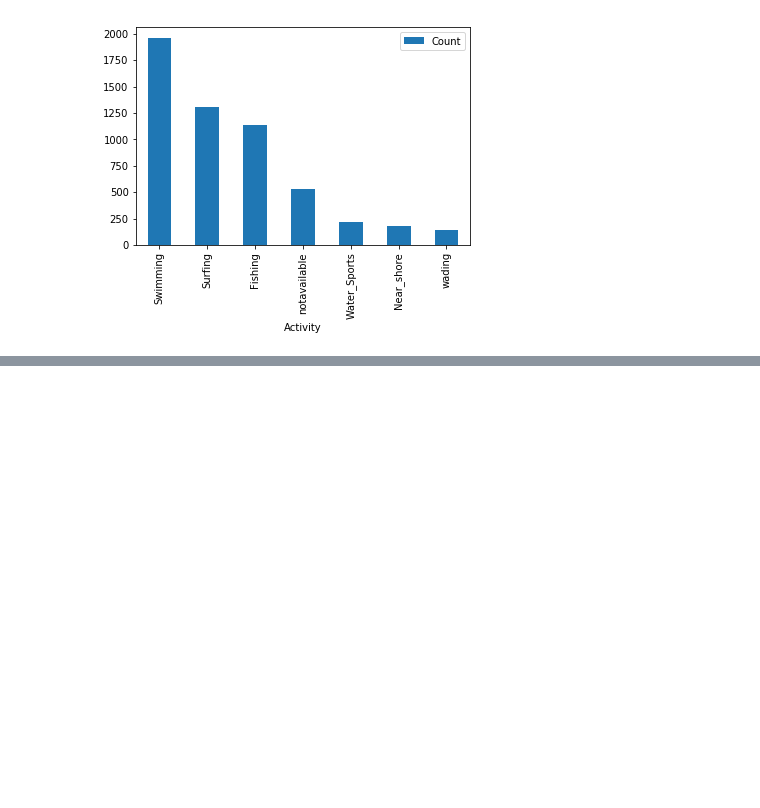
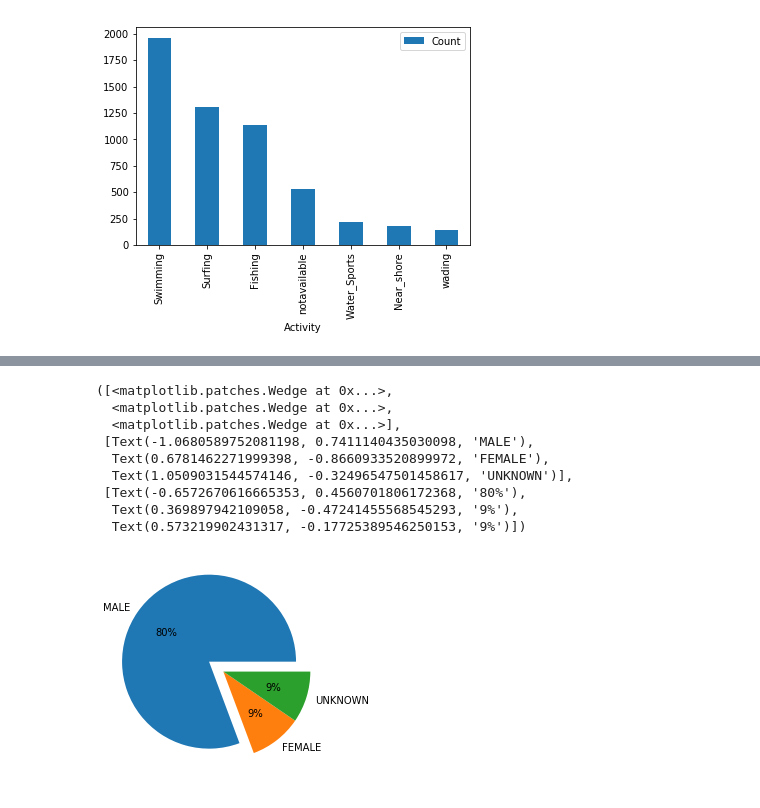
Before and after one commit to E2811/Shark-attack-Data-Visualization, a Jupyter notebook: Shark-Attack.ipynb, the cells around one changed output, grey strips where cells are left out. Saved outputs shown, nothing was run; the diff lists cells and outputs as text; code cells hidden in the pictures; blank space fills up the shorter version.

```diff
--- a/Shark-Attack.ipynb
+++ b/Shark-Attack.ipynb
@@ -234,0 +229,25 @@ shark_df
+# %%
+################## SEX ###############  Same procedure as before
+shark_df = shark_df.rename(columns = {"Sex ":"Sex"})
+shark_df.Sex = shark_df.Sex.fillna("UNKNOWN")
+def SearchSex(arr):
+    if arr == 'M' :
+        return "Male"
+    elif arr == 'F' :
+        return "Female"
+option = {}
+option['MALE'] = sum(shark_df['Sex'].apply(SearchSex)=="Male")
+option['FEMALE'] = sum(shark_df['Sex'].apply(SearchSex)=="Female")
+option['UNKNOWN'] = shark_df.shape[0] - option['MALE'] - option['FEMALE']
+plt.pie(option.values(), labels=option.keys(),explode=(0.20, 0, 0), autopct='%1d%%')
+# %% [output]
+([<matplotlib.patches.Wedge at 0x...>,
+  <matplotlib.patches.Wedge at 0x...>,
+  <matplotlib.patches.Wedge at 0x...>],
+ [Text(-1.0680589752081198, 0.7411140435030098, 'MALE'),
+  Text(0.6781462271999398, -0.8660933520899972, 'FEMALE'),
+  Text(1.0509031544574146, -0.32496547501458617, 'UNKNOWN')],
+ [Text(-0.6572670616665353, 0.4560701806172368, '80%'),
+  Text(0.369897942109058, -0.47241455568545293, '9%'),
+  Text(0.573219902431317, -0.17725389546250153, '9%')])
+[figure, added]
```
Also changed, not shown: parts of 12 cells of this notebook, 1 other file.
